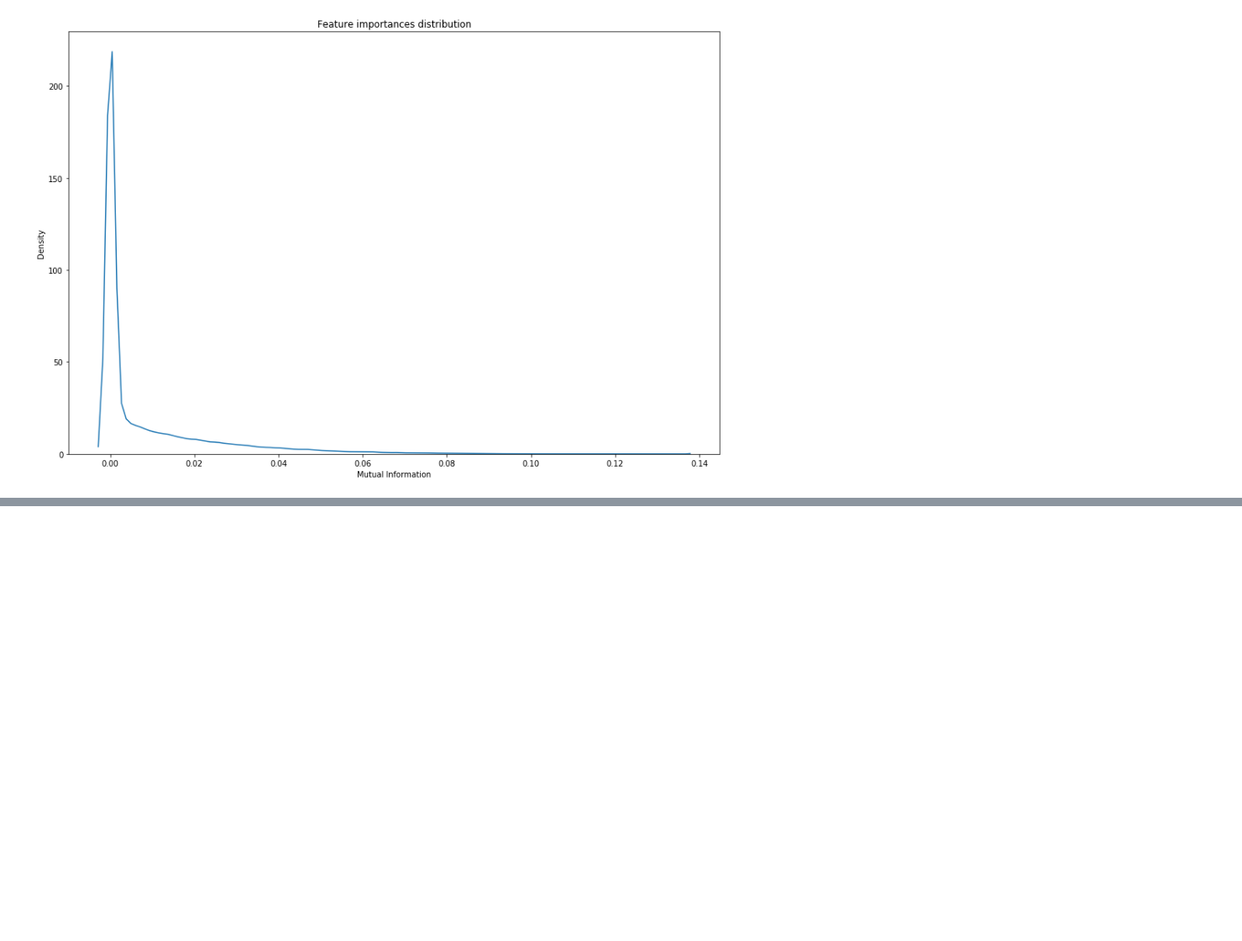
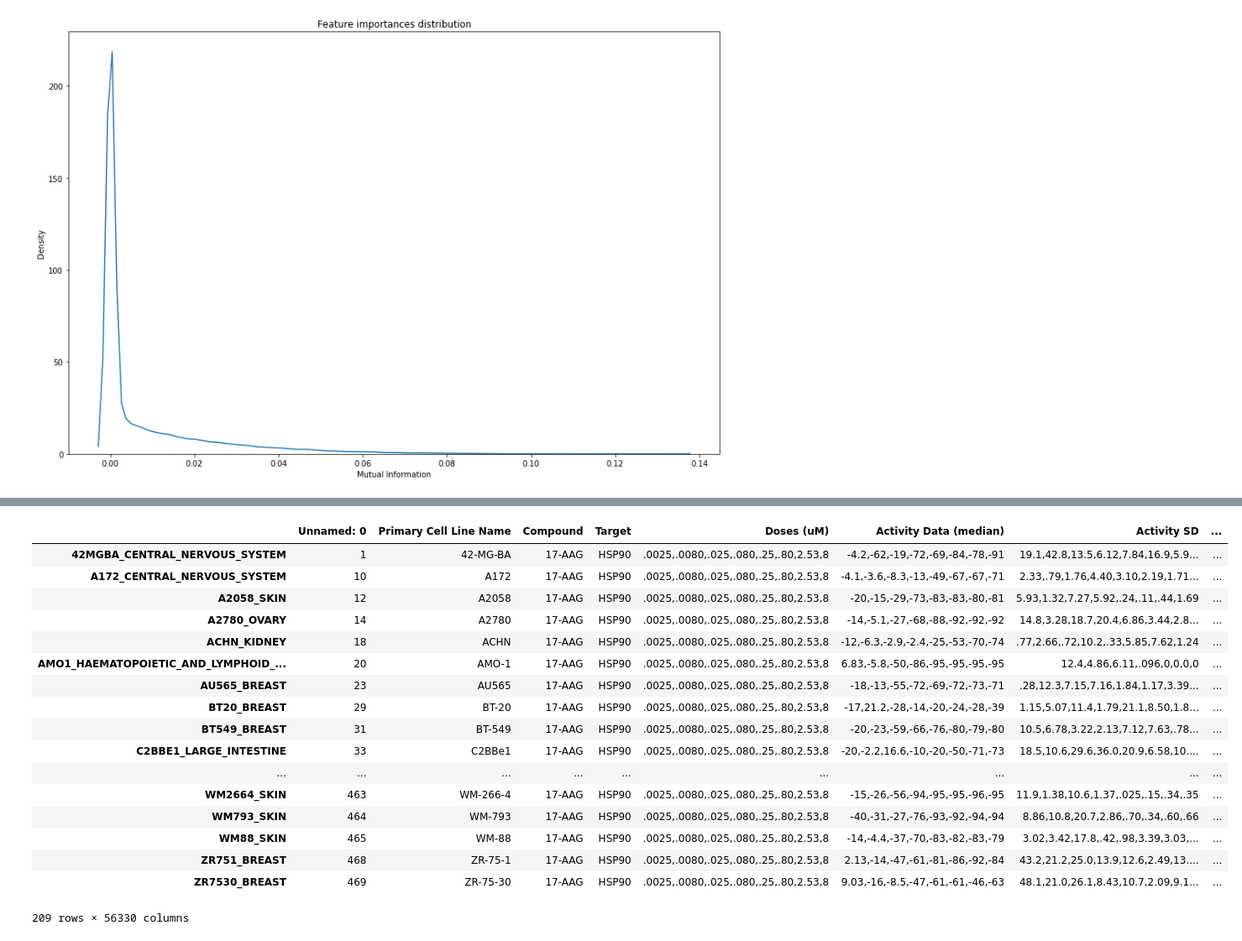
Before and after one commit to Naghipourfar/CCLE, a Jupyter notebook: Code/DataAnalysis.ipynb, the cells around one changed output, grey strips where cells are left out. Shown at 84% size. Cells and saved outputs as stored; diff of their text form; code cells hidden in the pictures; blank space fills up the shorter version.

Commit message:
Add Classifier

```diff
--- a/Code/DataAnalysis.ipynb
+++ b/Code/DataAnalysis.ipynb
@@ -304,0 +376,23 @@ for file in results:
+# %%
+data = pd.read_csv(path + "17-AAG_classif.csv", index_col="Unnamed: 0.1")
+# %%
+data
+# %% [output]
+|  | Unnamed: 0 | Primary Cell Line Name | Compound | Target | Doses (uM) | Activity Data (median) | Activity SD | ... |
+| 42MGBA_CENTRAL_NERVOUS_SYSTEM | 1 | 42-MG-BA | 17-AAG | HSP90 | .0025,.0080,.025,.080,.25,.80,2.53,8 | -4.2,-62,-19,-72,-69,-84,-78,-91 | 19.1,42.8,13.5,6.12,7.84,16.9,5.9... | ... |
+| A172_CENTRAL_NERVOUS_SYSTEM | 10 | A172 | 17-AAG | HSP90 | .0025,.0080,.025,.080,.25,.80,2.53,8 | -4.1,-3.6,-8.3,-13,-49,-67,-67,-71 | 2.33,.79,1.76,4.40,3.10,2.19,1.71... | ... |
+| A2058_SKIN | 12 | A2058 | 17-AAG | HSP90 | .0025,.0080,.025,.080,.25,.80,2.53,8 | -20,-15,-29,-73,-83,-83,-80,-81 | 5.93,1.32,7.27,5.92,.24,.11,.44,1.69 | ... |
+| A2780_OVARY | 14 | A2780 | 17-AAG | HSP90 | .0025,.0080,.025,.080,.25,.80,2.53,8 | -14,-5.1,-27,-68,-88,-92,-92,-92 | 14.8,3.28,18.7,20.4,6.86,3.44,2.8... | ... |
+| ACHN_KIDNEY | 18 | ACHN | 17-AAG | HSP90 | .0025,.0080,.025,.080,.25,.80,2.53,8 | -12,-6.3,-2.9,-2.4,-25,-53,-70,-74 | .77,2.66,.72,10.2,.33,5.85,7.62,1.24 | ... |
+| AMO1_HAEMATOPOIETIC_AND_LYMPHOID_... | 20 | AMO-1 | 17-AAG | HSP90 | .0025,.0080,.025,.080,.25,.80,2.53,8 | 6.83,-5.8,-50,-86,-95,-95,-95,-95 | 12.4,4.86,6.11,.096,0,0,0,0 | ... |
+| AU565_BREAST | 23 | AU565 | 17-AAG | HSP90 | .0025,.0080,.025,.080,.25,.80,2.53,8 | -18,-13,-55,-72,-69,-72,-73,-71 | .28,12.3,7.15,7.16,1.84,1.17,3.39... | ... |
+| BT20_BREAST | 29 | BT-20 | 17-AAG | HSP90 | .0025,.0080,.025,.080,.25,.80,2.53,8 | -17,21.2,-28,-14,-20,-24,-28,-39 | 1.15,5.07,11.4,1.79,21.1,8.50,1.8... | ... |
+| BT549_BREAST | 31 | BT-549 | 17-AAG | HSP90 | .0025,.0080,.025,.080,.25,.80,2.53,8 | -20,-23,-59,-66,-76,-80,-79,-80 | 10.5,6.78,3.22,2.13,7.12,7.63,.78... | ... |
+| C2BBE1_LARGE_INTESTINE | 33 | C2BBe1 | 17-AAG | HSP90 | .0025,.0080,.025,.080,.25,.80,2.53,8 | -20,-2.2,16.6,-10,-20,-50,-71,-73 | 18.5,10.6,29.6,36.0,20.9,6.58,10.... | ... |
+| ... | ... | ... | ... | ... | ... | ... | ... | ... |
+| WM2664_SKIN | 463 | WM-266-4 | 17-AAG | HSP90 | .0025,.0080,.025,.080,.25,.80,2.53,8 | -15,-26,-56,-94,-95,-95,-96,-95 | 11.9,1.38,10.6,1.37,.025,.15,.34,.35 | ... |
+| WM793_SKIN | 464 | WM-793 | 17-AAG | HSP90 | .0025,.0080,.025,.080,.25,.80,2.53,8 | -40,-31,-27,-76,-93,-92,-94,-94 | 8.86,10.8,20.7,2.86,.70,.34,.60,.66 | ... |
+| WM88_SKIN | 465 | WM-88 | 17-AAG | HSP90 | .0025,.0080,.025,.080,.25,.80,2.53,8 | -14,-4.4,-37,-70,-83,-82,-83,-79 | 3.02,3.42,17.8,.42,.98,3.39,3.03,... | ... |
+| ZR751_BREAST | 468 | ZR-75-1 | 17-AAG | HSP90 | .0025,.0080,.025,.080,.25,.80,2.53,8 | 2.13,-14,-47,-61,-81,-86,-92,-84 | 43.2,21.2,25.0,13.9,12.6,2.49,13.... | ... |
+| ZR7530_BREAST | 469 | ZR-75-30 | 17-AAG | HSP90 | .0025,.0080,.025,.080,.25,.80,2.53,8 | 9.03,-16,-8.5,-47,-61,-61,-46,-63 | 48.1,21.0,26.1,8.43,10.7,2.09,9.1... | ... |
+209 rows × 56330 columns
```
Also changed, not shown: parts of 4 cells of this notebook, 1 other file.
